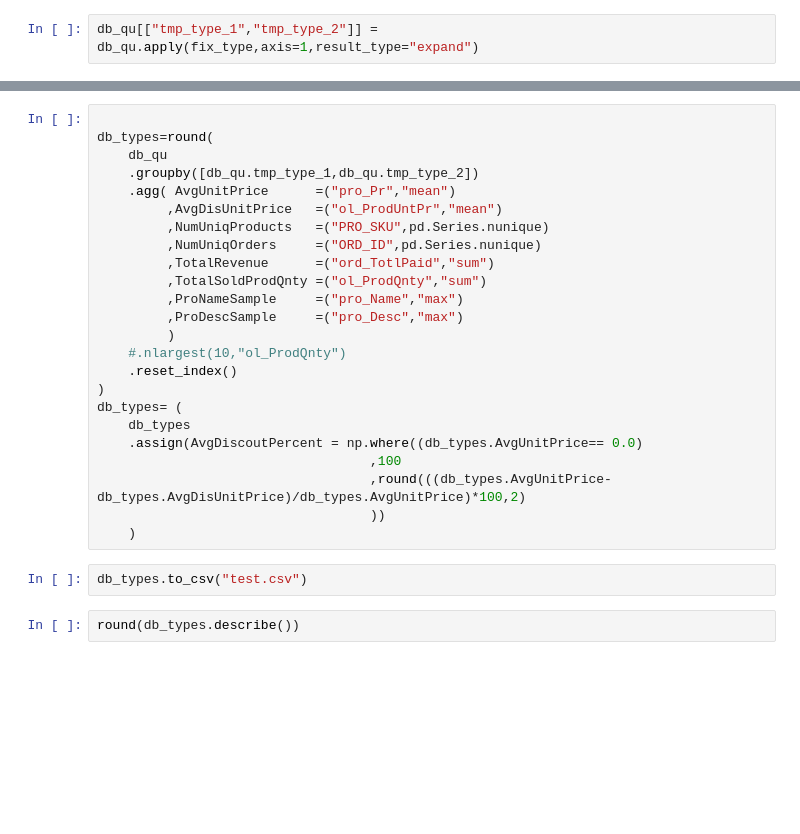
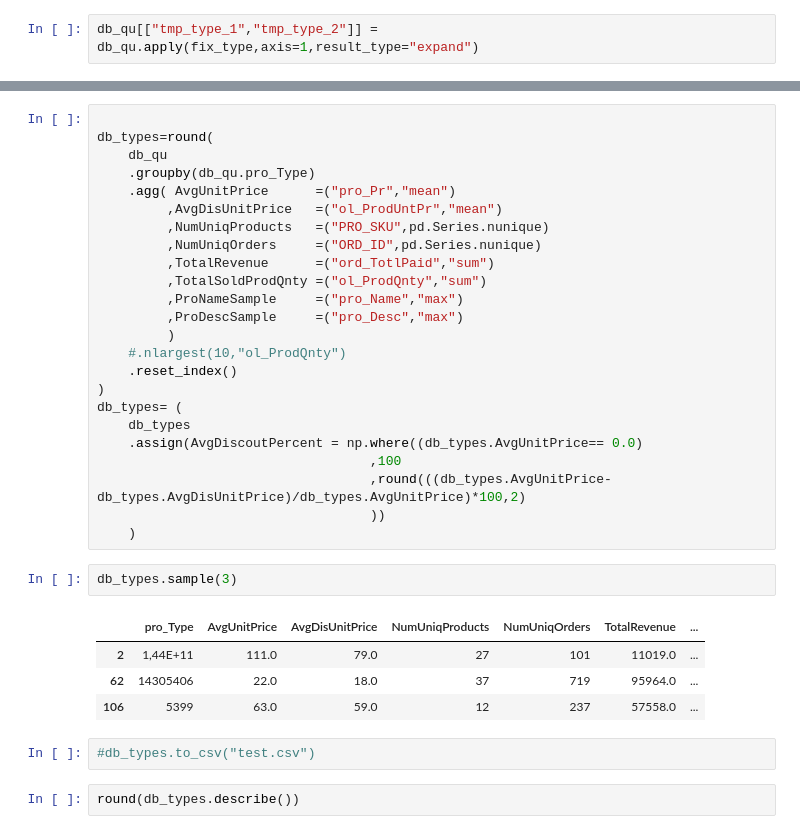
Before and after one commit to JacquelineBashta/DataStorytelling_Pandas_Matlibplot, a Jupyter notebook: Solve_BussinessQ_2.ipynb, the cells around one changed output, grey strips where cells are left out. Drawn from its saved outputs; the diff is of its cells as text; blank space fills up the shorter version.

```diff
--- a/Solve_BussinessQ_2.ipynb
+++ b/Solve_BussinessQ_2.ipynb
@@ -184,7 +180,7 @@ db_qu.sample(3)
 
 db_types=round(
     db_qu
-    .groupby([db_qu.tmp_type_1,db_qu.tmp_type_2])
+    .groupby(db_qu.pro_Type)
     .agg( AvgUnitPrice      =("pro_Pr","mean")
          ,AvgDisUnitPrice   =("ol_ProdUntPr","mean")
          ,NumUniqProducts   =("PRO_SKU",pd.Series.nunique)
@@ -204,8 +200,15 @@ db_types= (
                                    ,round(((db_types.AvgUnitPrice-db_types.AvgDisUnitPrice)/db_types.AvgUnitPrice)*100,2)
                                    ))
     )
+# %%
+db_types.sample(3)
+# %% [output]
+|  | pro_Type | AvgUnitPrice | AvgDisUnitPrice | NumUniqProducts | NumUniqOrders | TotalRevenue | ... |
+| 2 | 1,44E+11 | 111.0 | 79.0 | 27 | 101 | 11019.0 | ... |
+| 62 | 14305406 | 22.0 | 18.0 | 37 | 719 | 95964.0 | ... |
+| 106 | 5399 | 63.0 | 59.0 | 12 | 237 | 57558.0 | ... |
 # %%
-db_types.to_csv("test.csv")
+#db_types.to_csv("test.csv")
 # %%
 round(db_types.describe())
 # %% [output]
```
Also changed, not shown: parts of 18 cells of this notebook, 1 other file.
